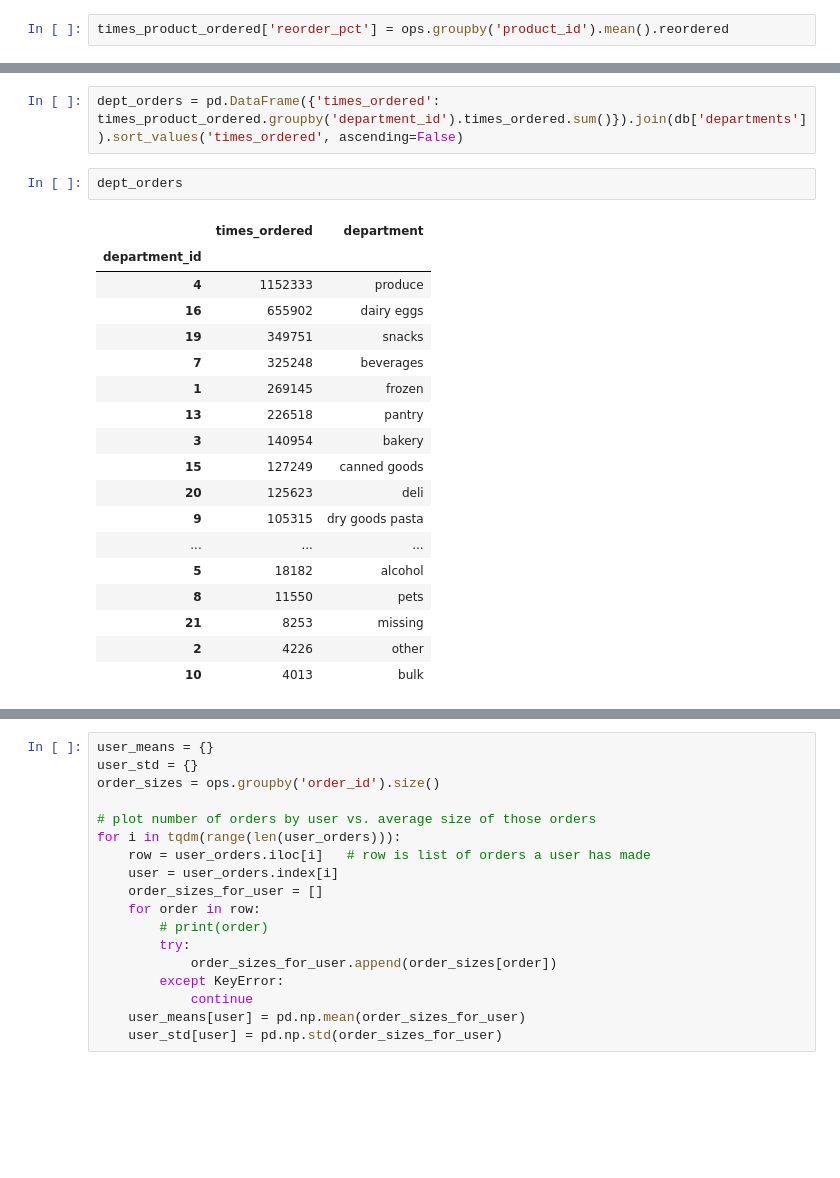
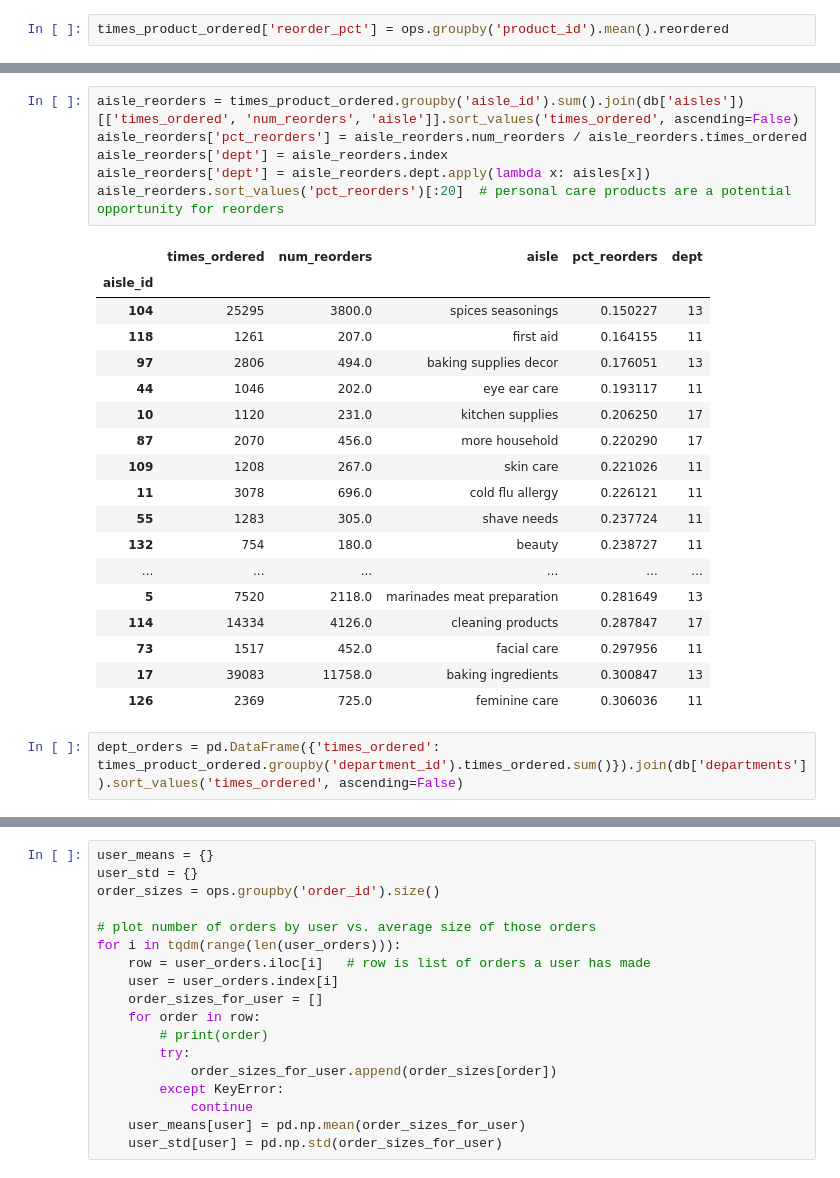
Before and after one commit to notsambeck/eda, a Jupyter notebook: instacart_EDA.ipynb, the cells around one changed output, grey strips where cells are left out. Cells and saved outputs as stored; diff of their text form; blank space fills up the shorter version.

```diff
--- a/instacart_EDA.ipynb
+++ b/instacart_EDA.ipynb
@@ -285,24 +283,28 @@ times_product_ordered.times_ordered[-40700:].plot.hist(bins=325)
+# %%
+aisle_reorders = times_product_ordered.groupby('aisle_id').sum().join(db['aisles'])[['times_ordered', 'num_reorders', 'aisle']].sort_values('times_ordered', ascending=False)
+aisle_reorders['pct_reorders'] = aisle_reorders.num_reorders / aisle_reorders.times_ordered
+aisle_reorders['dept'] = aisle_reorders.index
+aisle_reorders['dept'] = aisle_reorders.dept.apply(lambda x: aisles[x])
+aisle_reorders.sort_values('pct_reorders')[:20]  # personal care products are a potential opportunity for reorders
+# %% [output]
+|  | times_ordered | num_reorders | aisle | pct_reorders | dept |
+| aisle_id |  |  |  |  |  |
+| 104 | 25295 | 3800.0 | spices seasonings | 0.150227 | 13 |
+| 118 | 1261 | 207.0 | first aid | 0.164155 | 11 |
+| 97 | 2806 | 494.0 | baking supplies decor | 0.176051 | 13 |
+| 44 | 1046 | 202.0 | eye ear care | 0.193117 | 11 |
+| 10 | 1120 | 231.0 | kitchen supplies | 0.206250 | 17 |
+| 87 | 2070 | 456.0 | more household | 0.220290 | 17 |
+| 109 | 1208 | 267.0 | skin care | 0.221026 | 11 |
+| 11 | 3078 | 696.0 | cold flu allergy | 0.226121 | 11 |
+| 55 | 1283 | 305.0 | shave needs | 0.237724 | 11 |
+| 132 | 754 | 180.0 | beauty | 0.238727 | 11 |
+| ... | ... | ... | ... | ... | ... |
+| 5 | 7520 | 2118.0 | marinades meat preparation | 0.281649 | 13 |
+| 114 | 14334 | 4126.0 | cleaning products | 0.287847 | 17 |
+| 73 | 1517 | 452.0 | facial care | 0.297956 | 11 |
+| 17 | 39083 | 11758.0 | baking ingredients | 0.300847 | 13 |
+| 126 | 2369 | 725.0 | feminine care | 0.306036 | 11 |
 # %%
 dept_orders = pd.DataFrame({'times_ordered': times_product_ordered.groupby('department_id').times_ordered.sum()}).join(db['departments']).sort_values('times_ordered', ascending=False)
-# %%
-dept_orders
-# %% [output]
-|  | times_ordered | department |
-| department_id |  |  |
-| 4 | 1152333 | produce |
-| 16 | 655902 | dairy eggs |
-| 19 | 349751 | snacks |
-| 7 | 325248 | beverages |
-| 1 | 269145 | frozen |
-| 13 | 226518 | pantry |
-| 3 | 140954 | bakery |
-| 15 | 127249 | canned goods |
-| 20 | 125623 | deli |
-| 9 | 105315 | dry goods pasta |
-| ... | ... | ... |
-| 5 | 18182 | alcohol |
-| 8 | 11550 | pets |
-| 21 | 8253 | missing |
-| 2 | 4226 | other |
-| 10 | 4013 | bulk |
 # %%
```
Also changed, not shown: parts of 26 cells of this notebook.
